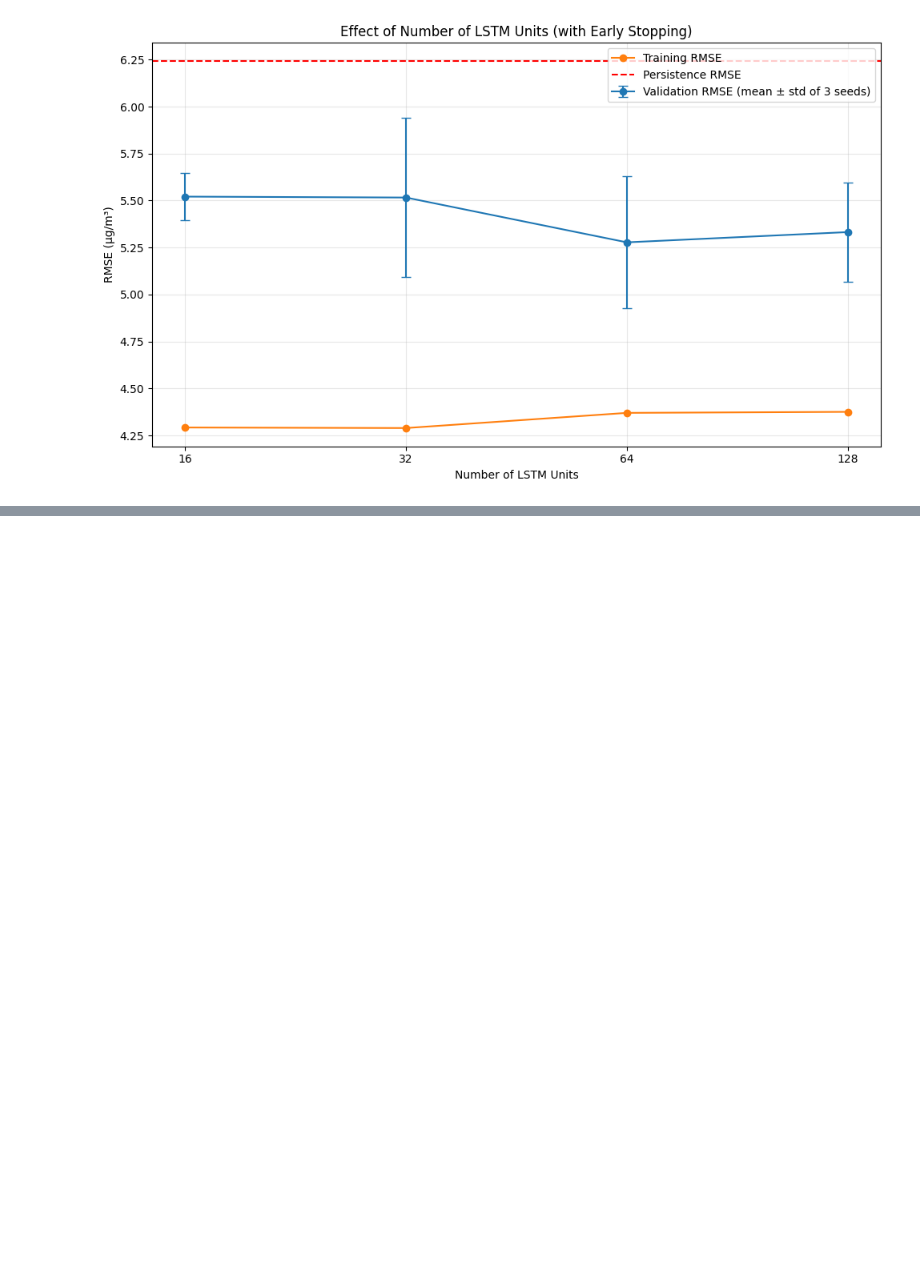
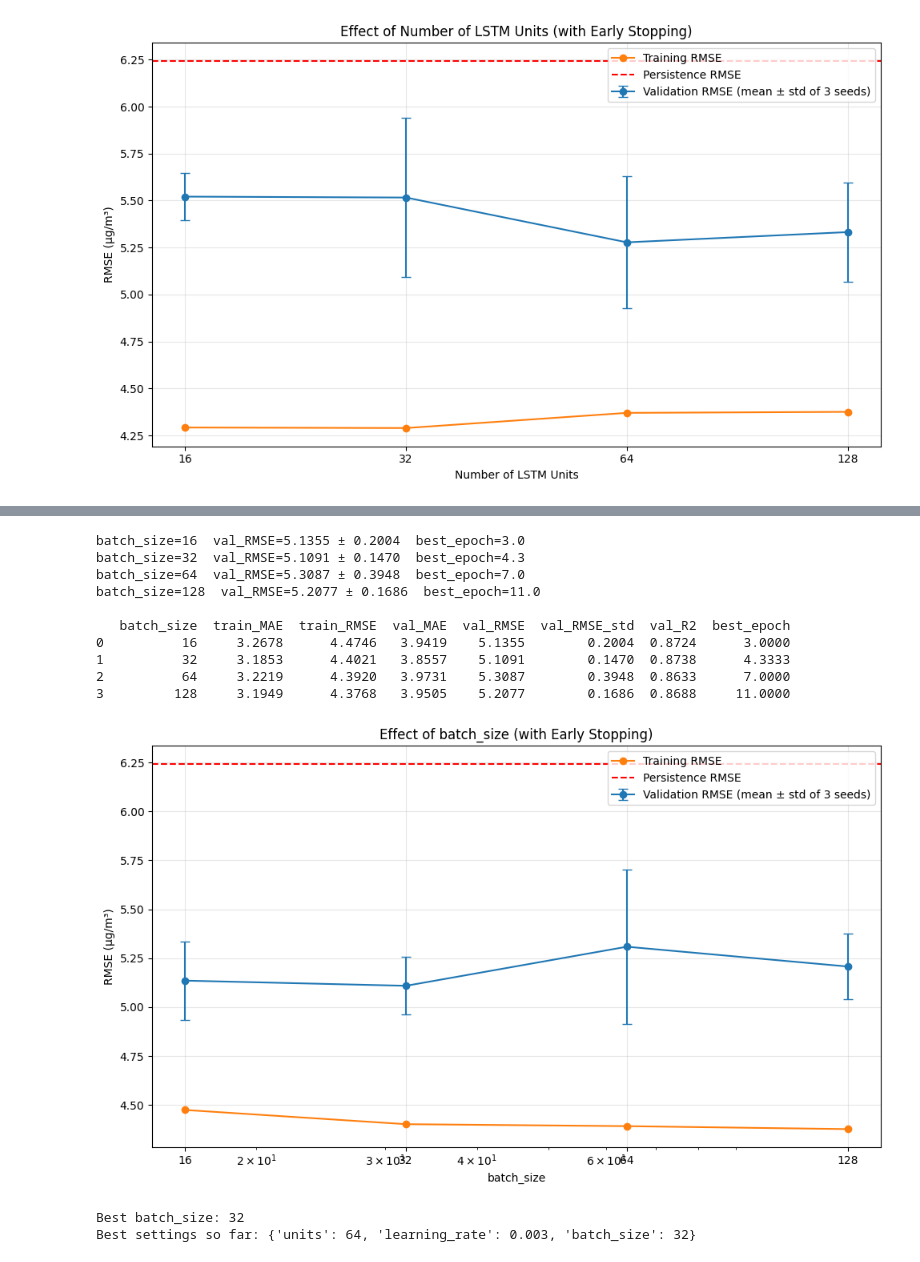
Before and after one commit to mapadeawdai/PM2.5_Prediction, a Jupyter notebook: main.ipynb, the cells around one changed output, grey strips where cells are left out. Saved outputs shown, nothing was run; the diff lists cells and outputs as text; code cells hidden in the pictures; blank space fills up the shorter version.

Commit message:
fine-tuned "learning rate" and "batch size"

```diff
--- a/main.ipynb
+++ b/main.ipynb
@@ -2639,0 +2655,24 @@ print("Best settings so far:", best_params)
+# %%
+# ----- V2 step 3: batch size -----
+batch_results, best_batch = sweep(
+    "batch_size",
+    [16, 32, 64, 128],
+    best_params
+)
+
+best_params["batch_size"] = int(best_batch)
+print("Best settings so far:", best_params)
+# %% [output]
+batch_size=16  val_RMSE=5.1355 ± 0.2004  best_epoch=3.0
+batch_size=32  val_RMSE=5.1091 ± 0.1470  best_epoch=4.3
+batch_size=64  val_RMSE=5.3087 ± 0.3948  best_epoch=7.0
+batch_size=128  val_RMSE=5.2077 ± 0.1686  best_epoch=11.0
+
+   batch_size  train_MAE  train_RMSE  val_MAE  val_RMSE  val_RMSE_std  val_R2  best_epoch
+0          16     3.2678      4.4746   3.9419    5.1355        0.2004  0.8724      3.0000
+1          32     3.1853      4.4021   3.8557    5.1091        0.1470  0.8738      4.3333
+2          64     3.2219      4.3920   3.9731    5.3087        0.3948  0.8633      7.0000
+3         128     3.1949      4.3768   3.9505    5.2077        0.1686  0.8688     11.0000
+[figure, added]
+Best batch_size: 32
+Best settings so far: {'units': 64, 'learning_rate': 0.003, 'batch_size': 32}
```
Also changed, not shown: parts of 7 cells of this notebook.
